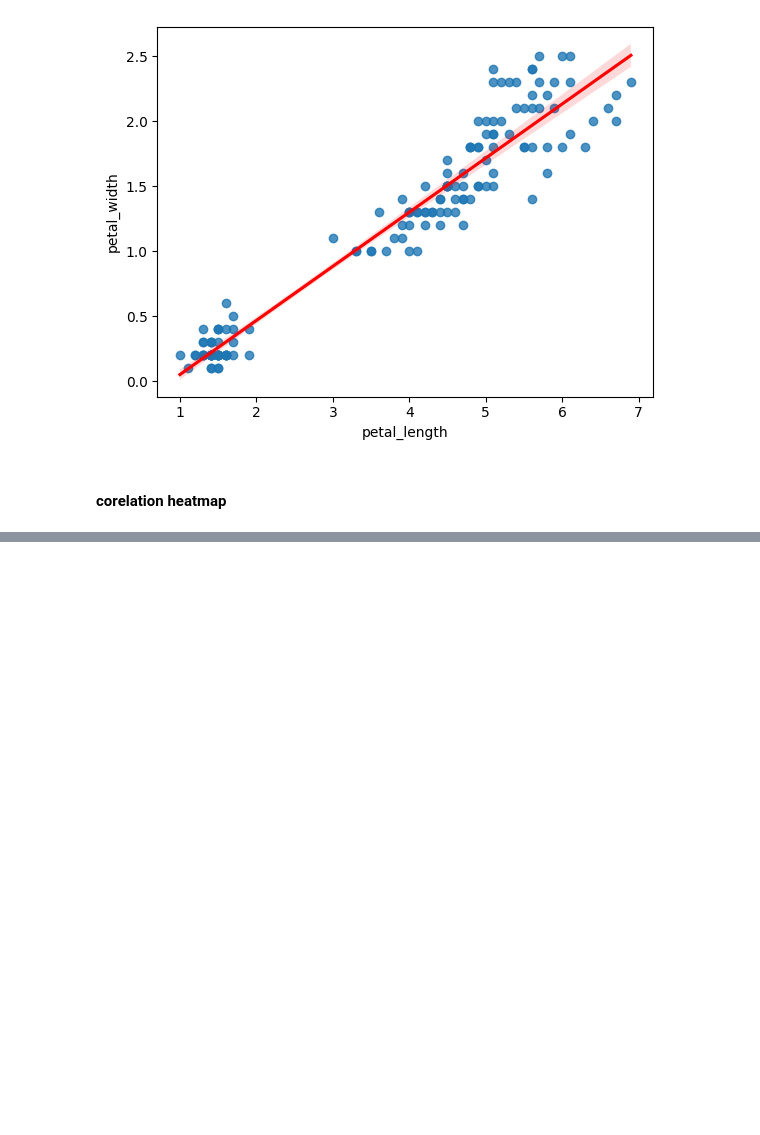
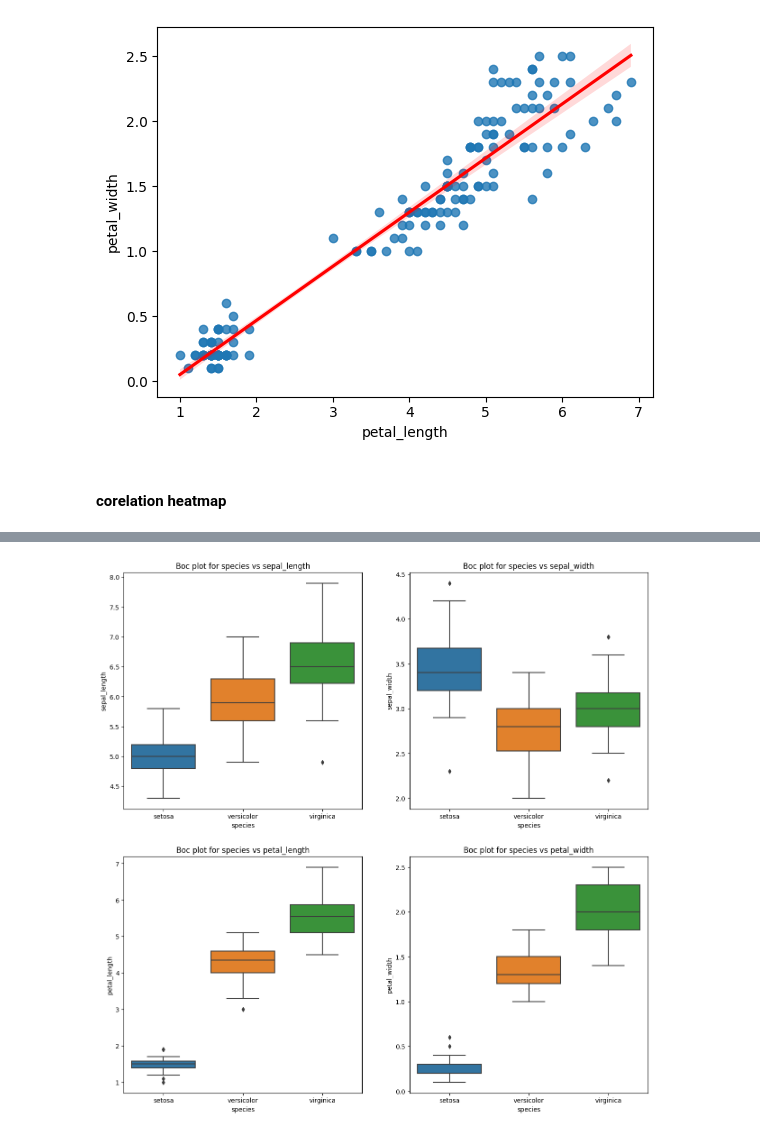
Before and after one commit to arvindravan/python_dsml, a Jupyter notebook: Complete EDA/Exploratory_Data_Analysis.ipynb, the cells around one changed output, grey strips where cells are left out. Saved outputs shown, nothing was run; the diff lists cells and outputs as text; code cells hidden in the pictures; blank space fills up the shorter version.

```diff
--- a/Complete EDA/Exploratory_Data_Analysis.ipynb
+++ b/Complete EDA/Exploratory_Data_Analysis.ipynb
@@ -210,0 +245,11 @@ sb.regplot(data=df,x="petal_length",y="petal_width",line_kws={'color':'red'})
+# %%
+plt.figure(figsize=(15,15))
+x=1
+for i in con:
+    plt.subplot(2,2,x)
+    x=x+1
+    sb.boxplot(data=df,x="species",y=i)
+    plt.title(f'Boc plot for species vs {i}')
+plt.show()
+# %% [output]
+[figure, added]
```
Also changed, not shown: parts of 16 cells of this notebook, 1 other file.
